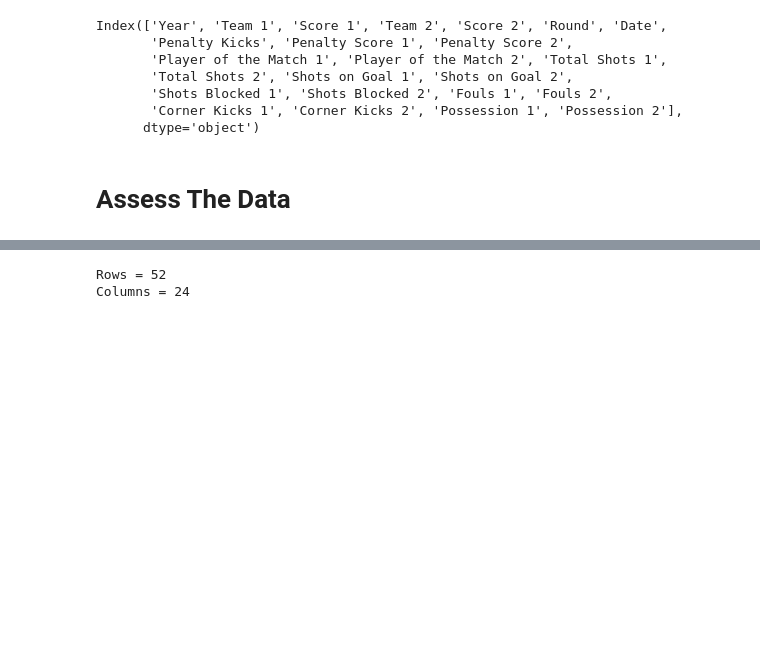
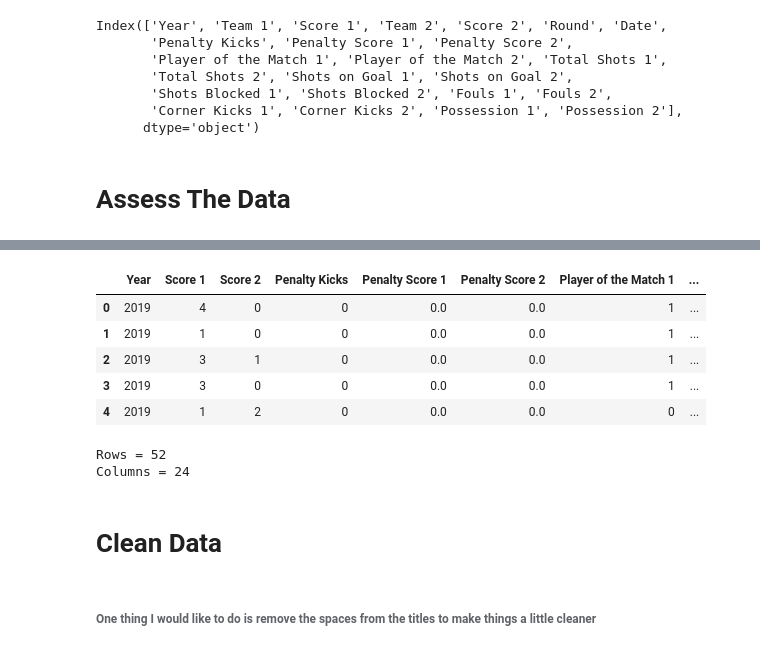
Before and after one commit to kemmanouilides/ffwc-2019-analysis, a Jupyter notebook: v01.ipynb, the cells around one changed output, grey strips where cells are left out. Drawn from its saved outputs; the diff is of its cells as text; code cells hidden in the pictures; blank space fills up the shorter version.

```diff
--- a/v01.ipynb
+++ b/v01.ipynb
@@ -98,3 +166,14 @@ array([False, False, False, False, False, False, False, False, False,
+# %%
+#Save the numerical columns only
+num_cols_df = df.select_dtypes(include=np.number)
+num_cols_df.head()
+# %% [output]
+|  | Year | Score 1 | Score 2 | Penalty Kicks | Penalty Score 1 | Penalty Score 2 | Player of the Match 1 | ... |
+| 0 | 2019 | 4 | 0 | 0 | 0.0 | 0.0 | 1 | ... |
+| 1 | 2019 | 1 | 0 | 0 | 0.0 | 0.0 | 1 | ... |
+| 2 | 2019 | 3 | 1 | 0 | 0.0 | 0.0 | 1 | ... |
+| 3 | 2019 | 3 | 0 | 0 | 0.0 | 0.0 | 1 | ... |
+| 4 | 2019 | 1 | 2 | 0 | 0.0 | 0.0 | 0 | ... |
 # %%
 #Some useful things to store
 num_rows = df.shape[0]
@@ -107,3 +186,7 @@ print('Columns = {}'.format(num_columns))
 # %% [output]
 Rows = 52
 Columns = 24
+# %% [markdown]
+# Clean Data
+# %% [markdown]
+###### One thing I would like to do is remove the spaces from the titles to make things a little cleaner
```
Also changed, not shown: parts of 16 cells of this notebook.
